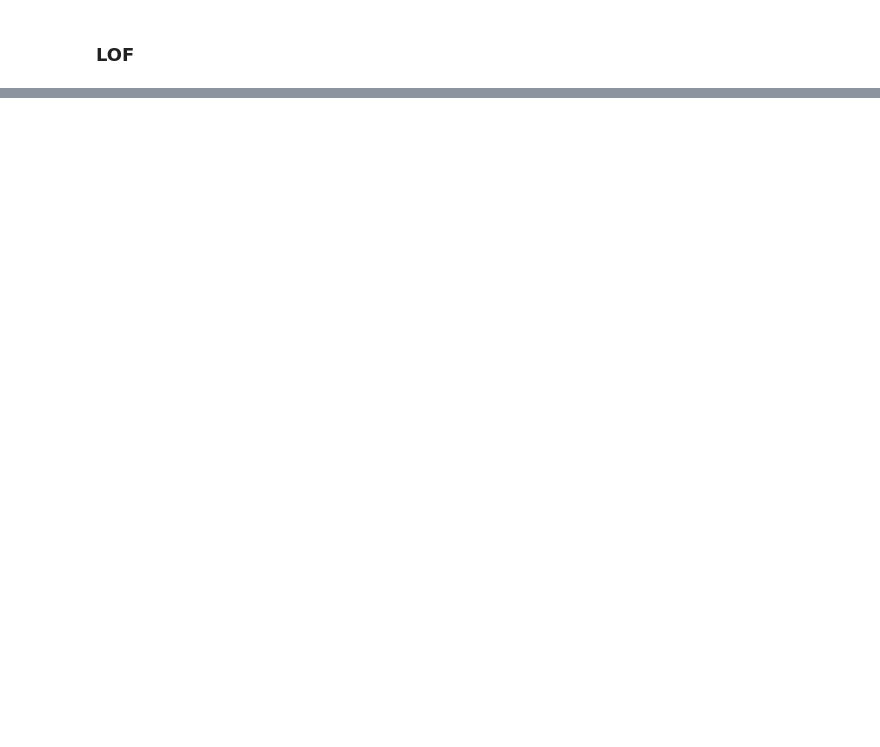
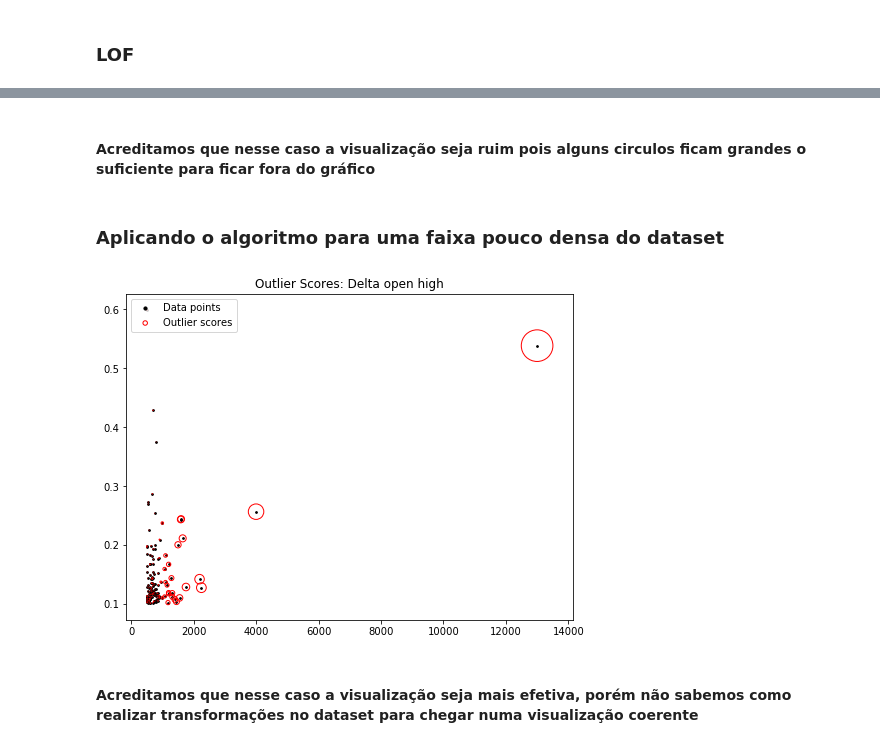
Before and after one commit to tiagoColli/tcc, a Jupyter notebook: data_exploration.ipynb, the cells around one changed output, grey strips where cells are left out. Drawn from its saved outputs; the diff is of its cells as text; code cells hidden in the pictures; blank space fills up the shorter version.

```diff
--- a/data_exploration.ipynb
+++ b/data_exploration.ipynb
@@ -145,0 +197,14 @@ scores
+# %% [markdown]
+#### Acreditamos que nesse caso a visualização seja ruim pois alguns circulos ficam grandes o suficiente para ficar fora do gráfico
+# %% [markdown]
+### Aplicando o algoritmo para uma faixa pouco densa do dataset
+# %%
+df_high = df[['open', 'delta_open']]
+df_high = df_high.loc[(df_high['open'] > 500) & (df_high['delta_open'] > 0.1)]
+scores_high = get_LOF_scores(df_high, n_neighbors=100, contamination=0.3)
+
+show_2D_outliers(scores_high, x = 'open', y = 'delta_open', scores = 'LOF_score', title = 'Delta open high')
+# %% [output]
+[figure, added]
+# %% [markdown]
+#### Acreditamos que nesse caso a visualização seja mais efetiva, porém não sabemos como realizar transformações no dataset para chegar numa visualização coerente
```
Also changed, not shown: parts of 34 cells of this notebook.
